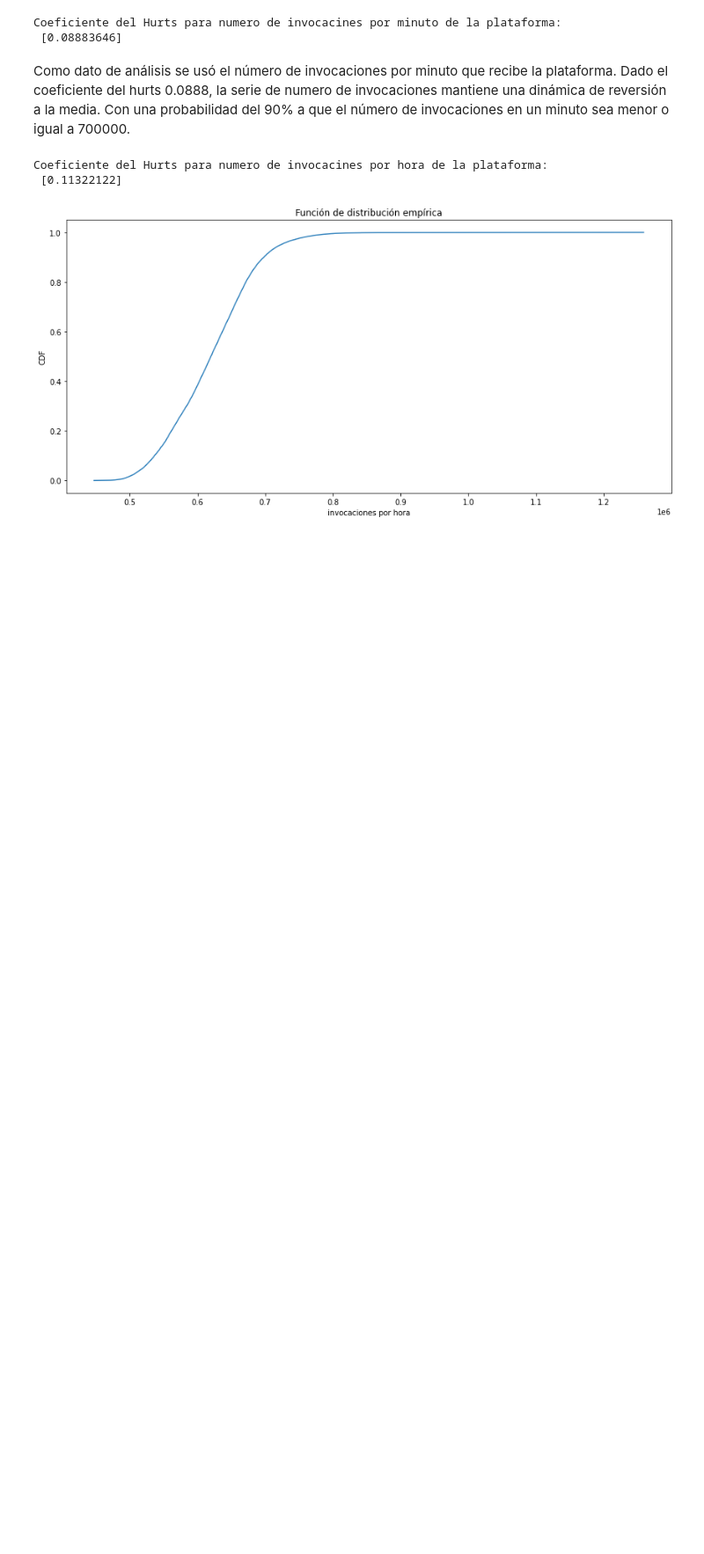
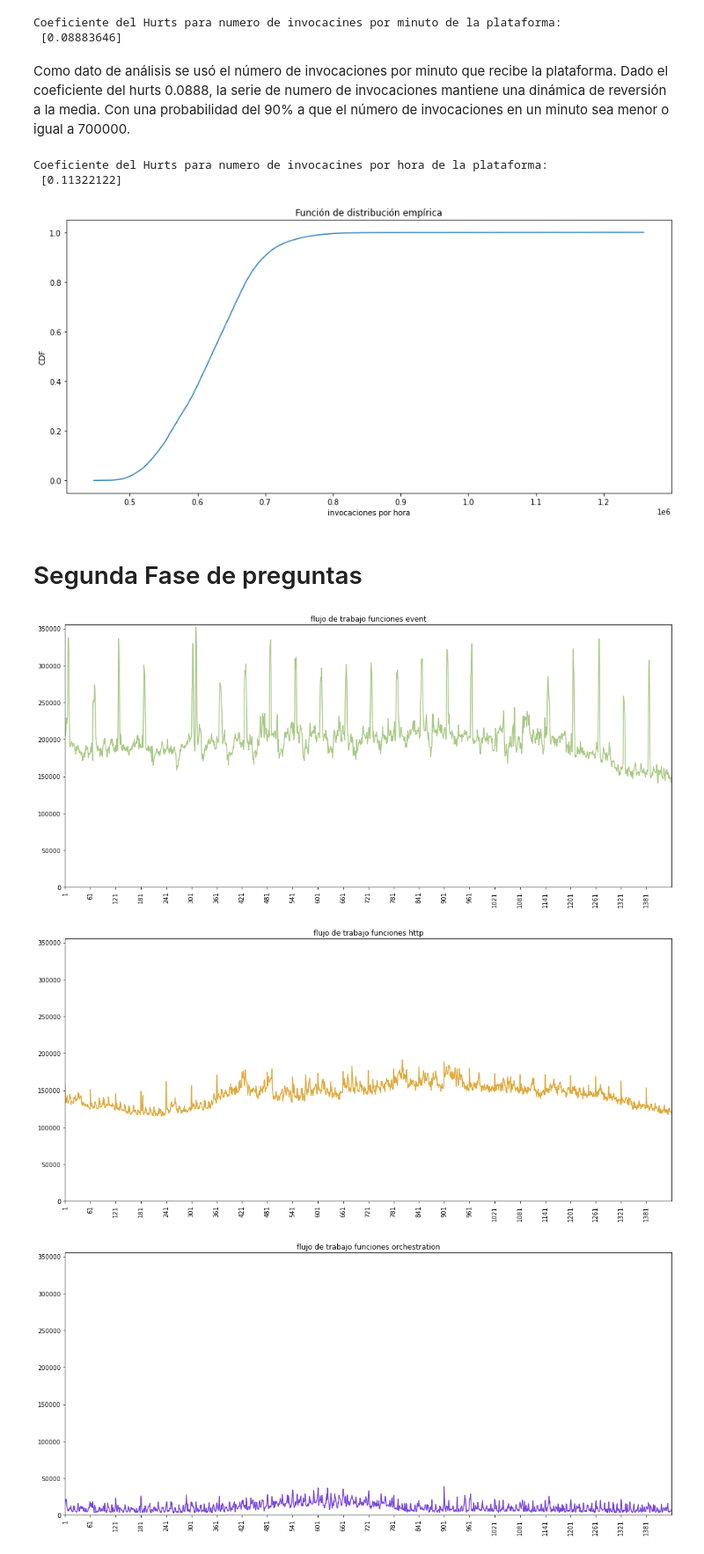
Before and after one commit to robinsonf214/Analisis_CVR, a Jupyter notebook: Preguntas.ipynb, the cells around one changed output. Shown at 88% size. Cells and saved outputs as stored; diff of their text form; code cells hidden in the pictures; blank space fills up the shorter version.

Commit message:
simulador2, simulacion y parte 2 de preguntas de Investigacion

```diff
--- a/Preguntas.ipynb
+++ b/Preguntas.ipynb
@@ -226,3 +227,31 @@ plt.tight_layout();
 Coeficiente del Hurts para numero de invocacines por hora de la plataforma:
  [0.11322122]
 [figure]
+# %% [markdown]
+# Segunda Fase de preguntas
+# %%
+dia = pd.read_csv("invocations_per_function_md.anon.d05.csv")
+dia.drop(['HashApp', 'HashOwner'], axis = 1, inplace=True)
+dia.set_index('HashFunction',inplace=True)
+grupos = dia.groupby('Trigger')
+for key, item in grupos:
+    ##print(key)
+    #print(grupos.get_group(key).drop(['Trigger'], axis = 1), "\n\n")
+    plt.figure(figsize=(18,8))
+    r = rd.random()
+    b = rd.random()
+    g = rd.random()
+    color = (r, g, b)
+
+    plt.plot(grupos.get_group(key).drop(['Trigger'], axis = 1).sum(), c=color)
+    plt.xlim(0, 1440)
+    plt.ylim(0, 355000)
+    plt.xticks(np.arange(0, 1440,60))
+    #plt.xticks([x for x in range(0,1441) if x%60==0])
+    plt.xticks(rotation=90)
+    plt.title("flujo de trabajo funciones " +str(key))
+    plt.ion()
+# %% [output]
+[figure, added]
+[figure, added]
+[figure, added]
```
Also changed, not shown: parts of 2 cells of this notebook, 1 other file.
